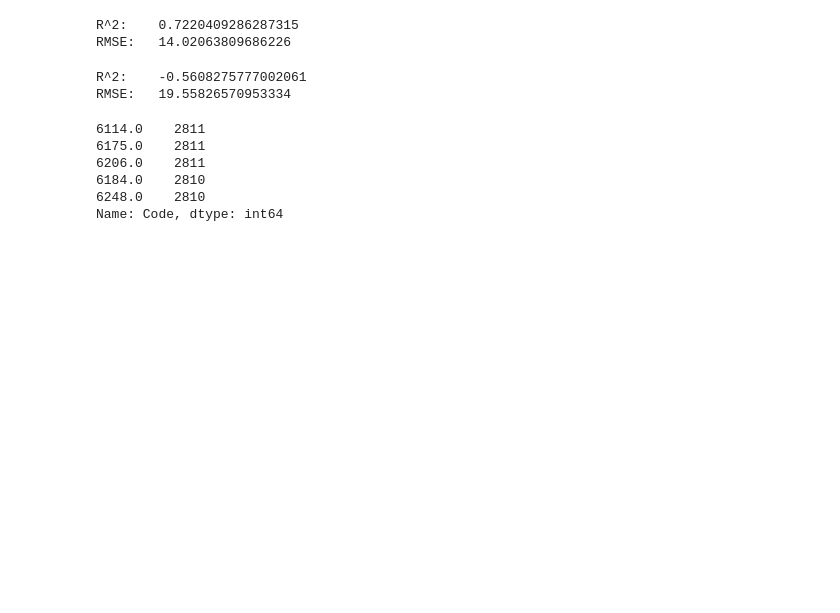
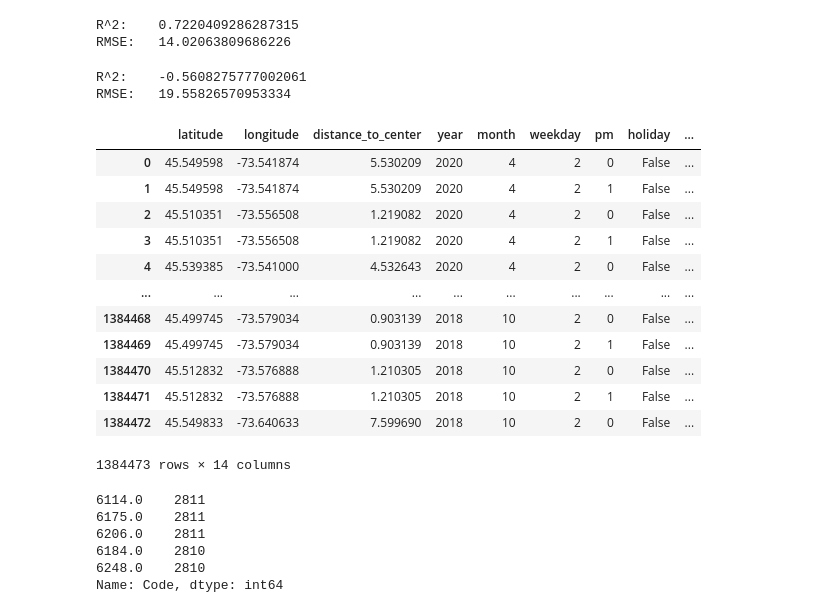
Before and after one commit to Mantoni9/data_mining_bixi_project, a Jupyter notebook: xgb station plot.ipynb, the cells around one changed output. Cells and saved outputs as stored; diff of their text form; code cells hidden in the pictures; blank space fills up the shorter version.

```diff
--- a/xgb station plot.ipynb
+++ b/xgb station plot.ipynb
@@ -153,6 +153,33 @@ print(f'RMSE:\t{rmse_c}')
 # %% [output]
 R^2:    -0.5608275777002061
 RMSE:   19.55826570953334
+# %%
+# predictions for stations
+
+df_all = pd.concat(
+    map(pd.read_csv, ["data/preprocessed_data/corona.csv",
+                      "data/preprocessed_data/test.csv",
+                     "data/preprocessed_data/train.csv",
+                     "data/preprocessed_data/validation.csv"]
+       ), ignore_index=True)
+
+stations = pd.read_csv('data/stations_preprocessed/Stations_2019.csv')
+
+df_all
+# %% [output]
+|  | latitude | longitude | distance_to_center | year | month | weekday | pm | holiday | ... |
+| 0 | 45.549598 | -73.541874 | 5.530209 | 2020 | 4 | 2 | 0 | False | ... |
+| 1 | 45.549598 | -73.541874 | 5.530209 | 2020 | 4 | 2 | 1 | False | ... |
+| 2 | 45.510351 | -73.556508 | 1.219082 | 2020 | 4 | 2 | 0 | False | ... |
+| 3 | 45.510351 | -73.556508 | 1.219082 | 2020 | 4 | 2 | 1 | False | ... |
+| 4 | 45.539385 | -73.541000 | 4.532643 | 2020 | 4 | 2 | 0 | False | ... |
+| ... | ... | ... | ... | ... | ... | ... | ... | ... | ... |
+| 1384468 | 45.499745 | -73.579034 | 0.903139 | 2018 | 10 | 2 | 0 | False | ... |
+| 1384469 | 45.499745 | -73.579034 | 0.903139 | 2018 | 10 | 2 | 1 | False | ... |
+| 1384470 | 45.512832 | -73.576888 | 1.210305 | 2018 | 10 | 2 | 0 | False | ... |
+| 1384471 | 45.512832 | -73.576888 | 1.210305 | 2018 | 10 | 2 | 1 | False | ... |
+| 1384472 | 45.549833 | -73.640633 | 7.599690 | 2018 | 10 | 2 | 0 | False | ... |
+1384473 rows × 14 columns
 # %%
 # predictions for stations
 
```
Also changed, not shown: parts of 2 cells of this notebook, 3 other files.
